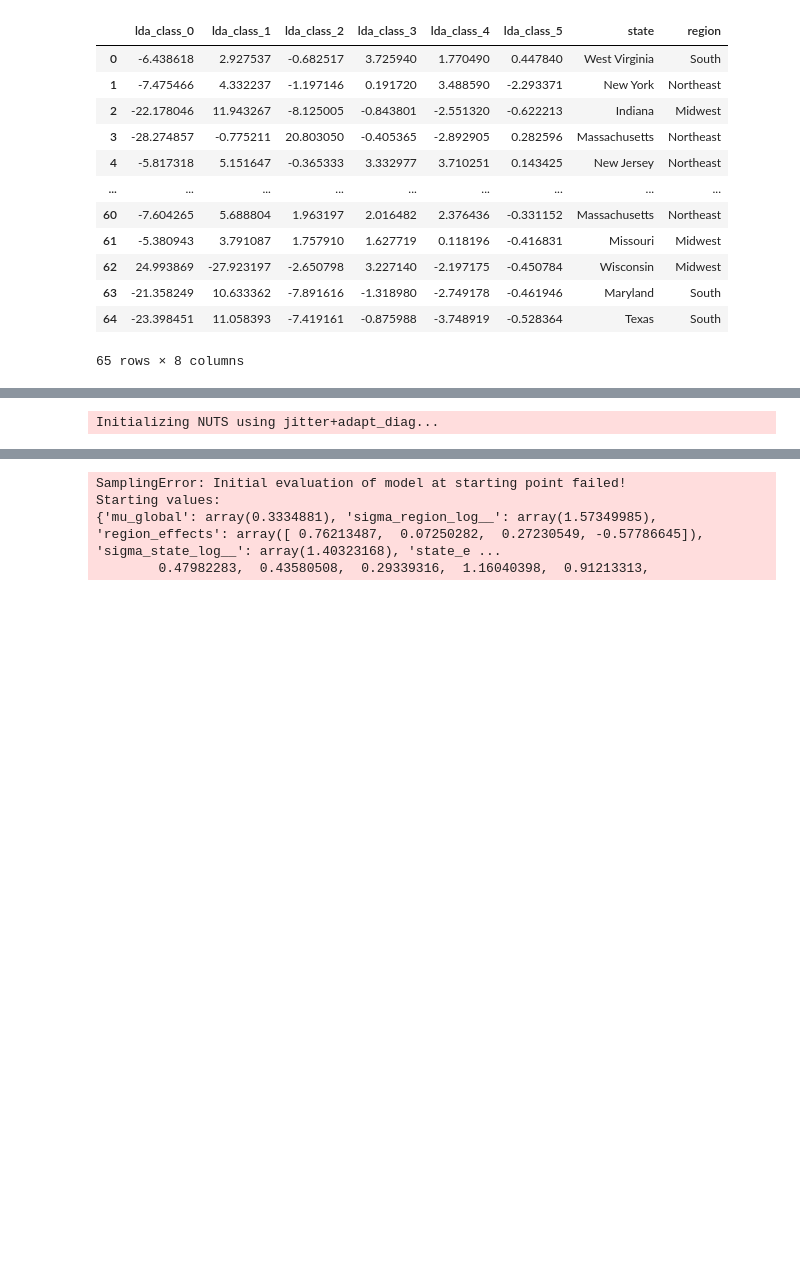
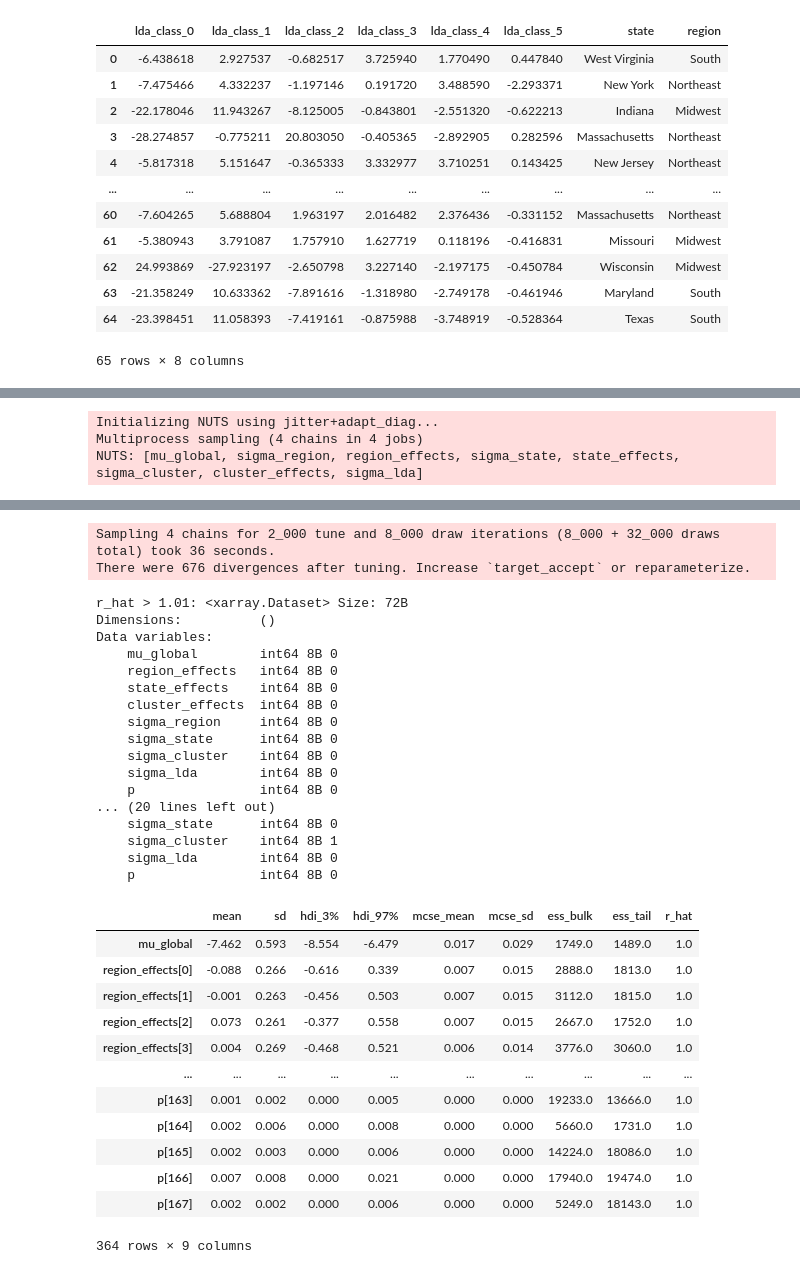
Before and after one commit to SepehrAkbari/enrollment-cliff, a Jupyter notebook: data/bhm_base3.ipynb, the cells around one changed output, grey strips where cells are left out. Cells and saved outputs as stored; diff of their text form; code cells hidden in the pictures; blank space fills up the shorter version.

```diff
--- a/data/bhm_base3.ipynb
+++ b/data/bhm_base3.ipynb
@@ -125,47 +118,53 @@ state_df
 # %%
 with pt.config.change_flags(exception_verbosity='high'):
     with pm.Model() as model:
-        # Global and hierarchical priors
         mu_global = pm.Normal('mu_global', mu=0, sigma=10)
-        sigma_region = pm.HalfNormal('sigma_region', sigma=5)
+        sigma_region = pm.HalfNormal('sigma_region', sigma=10)
         region_effects = pm.Normal('region_effects', mu=0, sigma=sigma_region, shape=len(regions))
 
         region_idx_map = {region: i for i, region in enumerate(regions)}
         state_to_region = dict(zip(df['state'], df['region']))
         state_region_idx = [region_idx_map[state_to_region[state_df.loc[i, 'state']]] for i in range(len(state_df))]
 
-        sigma_state = pm.HalfNormal('sigma_state', sigma=5)
+        sigma_state = pm.HalfNormal('sigma_state', sigma=10)
         state_effects = pm.Normal('state_effects', mu=region_effects[state_region_idx], sigma=sigma_state, shape=len(state_df))
 
-        # Cluster effects
-        sigma_cluster = pm.HalfNormal('sigma_cluster', sigma=2)
+        sigma_cluster = pm.HalfNormal('sigma_cluster', sigma=5)
         cluster_effects = pm.Normal('cluster_effects', mu=0, sigma=sigma_cluster, shape=len(cluster_map))
 
-        # Covariate effects
-        # beta_endowment = pm.Normal('beta_endowment', mu=0, sigma=5)
-        beta_birth = pm.Normal('beta_birth', mu=0, sigma=5)
-        beta_unemp = pm.Normal('beta_unemp', mu=0, sigma=5)
-        beta_religion = pm.Normal('beta_religion', mu=0, sigma=5)
-        sigma_lda = pm.HalfNormal('sigma_lda', sigma=2)
-        sigma_loc = pm.HalfNormal('sigma_loc', sigma=2)
-        location_effects = pm.Normal('location_effects', mu=0, sigma=sigma_loc, shape=len(location_type_map))
+        sigma_lda = pm.HalfNormal('sigma_lda', sigma=5)
 
         logit_p = (mu_global +
                   region_effects[state_region_idx] +
                   state_effects +
                   cluster_effects[cluster_idx] +
-                #   beta_endowment * pm.math.log1pexp(state_df['endowmentMedian']) +
-                  beta_birth * pm.math.log1pexp(state_df['stateBirthRate'].values) +
-                  beta_unemp * pm.math.log1pexp(state_df['stateUnemploymentRate'].values) +
-                  beta_religion * state_df['hasReligionAffiliation'].astype(int).values +
-                  location_effects[location_type_idx] +
                   state_df['lda_score'].values * sigma_lda)
 
         p = pm.Deterministic('p', pm.math.sigmoid(logit_p))
         y = pm.Binomial('y', n=state_df['total'], p=p, observed=state_df['closed'])
 
-        trace = pm.sample(8000, tune=2000, target_accept=0.9, return_inferencedata=True, random_seed=42, progressbar=True)
+        start = {
+            'mu_global': 0.0,
+            'sigma_region': 1.0,
+            'region_effects': np.zeros(len(regions)),
+            'sigma_state': 1.0,
+            'state_effects': np.zeros(len(state_df)),
+            'sigma_cluster': 1.0,
+            'cluster_effects': np.zeros(len(cluster_map)),
+            'sigma_lda': 1.0
+        }
+
+        trace = pm.sample(8000, tune=2000, target_accept=0.9, return_inferencedata=True,
+                         random_seed=42, progressbar=True, initvals=start)
 
 az.to_netcdf(trace, 'good_bhm_traces/analysis_8k_2k_4.nc')
+
+print(f"r_hat > 1.01: {(az.rhat(trace) > 1.01).sum()}")
+print(f"ess < 100: {(az.ess(trace) < 100).sum()}")
+print(f"ess < 1000: {(az.ess(trace) < 1000).sum()}")
+
+az.summary(trace)
 # %% [output]
 Initializing NUTS using jitter+adapt_diag...
+Multiprocess sampling (4 chains in 4 jobs)
+NUTS: [mu_global, sigma_region, region_effects, sigma_state, state_effects, sigma_cluster, cluster_effects, sigma_lda]
@@ -172,5 +173,33 @@ Initializing NUTS using jitter+adapt_diag...
-SamplingError: Initial evaluation of model at starting point failed!
-Starting values:
-{'mu_global': array(0.3334881), 'sigma_region_log__': array(1.57349985), 'region_effects': array([ 0.76213487,  0.07250282,  0.27230549, -0.57786645]), 'sigma_state_log__': array(1.40323168), 'state_e ...
-        0.47982283,  0.43580508,  0.29339316,  1.16040398,  0.91213313,
+Sampling 4 chains for 2_000 tune and 8_000 draw iterations (8_000 + 32_000 draws total) took 36 seconds.
+There were 676 divergences after tuning. Increase `target_accept` or reparameterize.
+r_hat > 1.01: <xarray.Dataset> Size: 72B
+Dimensions:          ()
+Data variables:
+    mu_global        int64 8B 0
+    region_effects   int64 8B 0
+    state_effects    int64 8B 0
+    cluster_effects  int64 8B 0
+    sigma_region     int64 8B 0
+    sigma_state      int64 8B 0
+    sigma_cluster    int64 8B 0
+    sigma_lda        int64 8B 0
+    p                int64 8B 0
+... (20 lines left out)
+    sigma_state      int64 8B 0
+    sigma_cluster    int64 8B 1
+    sigma_lda        int64 8B 0
+    p                int64 8B 0
+|  | mean | sd | hdi_3% | hdi_97% | mcse_mean | mcse_sd | ess_bulk | ess_tail | r_hat |
+| mu_global | -7.462 | 0.593 | -8.554 | -6.479 | 0.017 | 0.029 | 1749.0 | 1489.0 | 1.0 |
+| region_effects[0] | -0.088 | 0.266 | -0.616 | 0.339 | 0.007 | 0.015 | 2888.0 | 1813.0 | 1.0 |
+| region_effects[1] | -0.001 | 0.263 | -0.456 | 0.503 | 0.007 | 0.015 | 3112.0 | 1815.0 | 1.0 |
+| region_effects[2] | 0.073 | 0.261 | -0.377 | 0.558 | 0.007 | 0.015 | 2667.0 | 1752.0 | 1.0 |
+| region_effects[3] | 0.004 | 0.269 | -0.468 | 0.521 | 0.006 | 0.014 | 3776.0 | 3060.0 | 1.0 |
+| ... | ... | ... | ... | ... | ... | ... | ... | ... | ... |
+| p[163] | 0.001 | 0.002 | 0.000 | 0.005 | 0.000 | 0.000 | 19233.0 | 13666.0 | 1.0 |
+| p[164] | 0.002 | 0.006 | 0.000 | 0.008 | 0.000 | 0.000 | 5660.0 | 1731.0 | 1.0 |
+| p[165] | 0.002 | 0.003 | 0.000 | 0.006 | 0.000 | 0.000 | 14224.0 | 18086.0 | 1.0 |
+| p[166] | 0.007 | 0.008 | 0.000 | 0.021 | 0.000 | 0.000 | 17940.0 | 19474.0 | 1.0 |
+| p[167] | 0.002 | 0.002 | 0.000 | 0.006 | 0.000 | 0.000 | 5249.0 | 18143.0 | 1.0 |
+364 rows × 9 columns
 # %%
```
Also changed, not shown: parts of 10 cells of this notebook, 11 other files.
